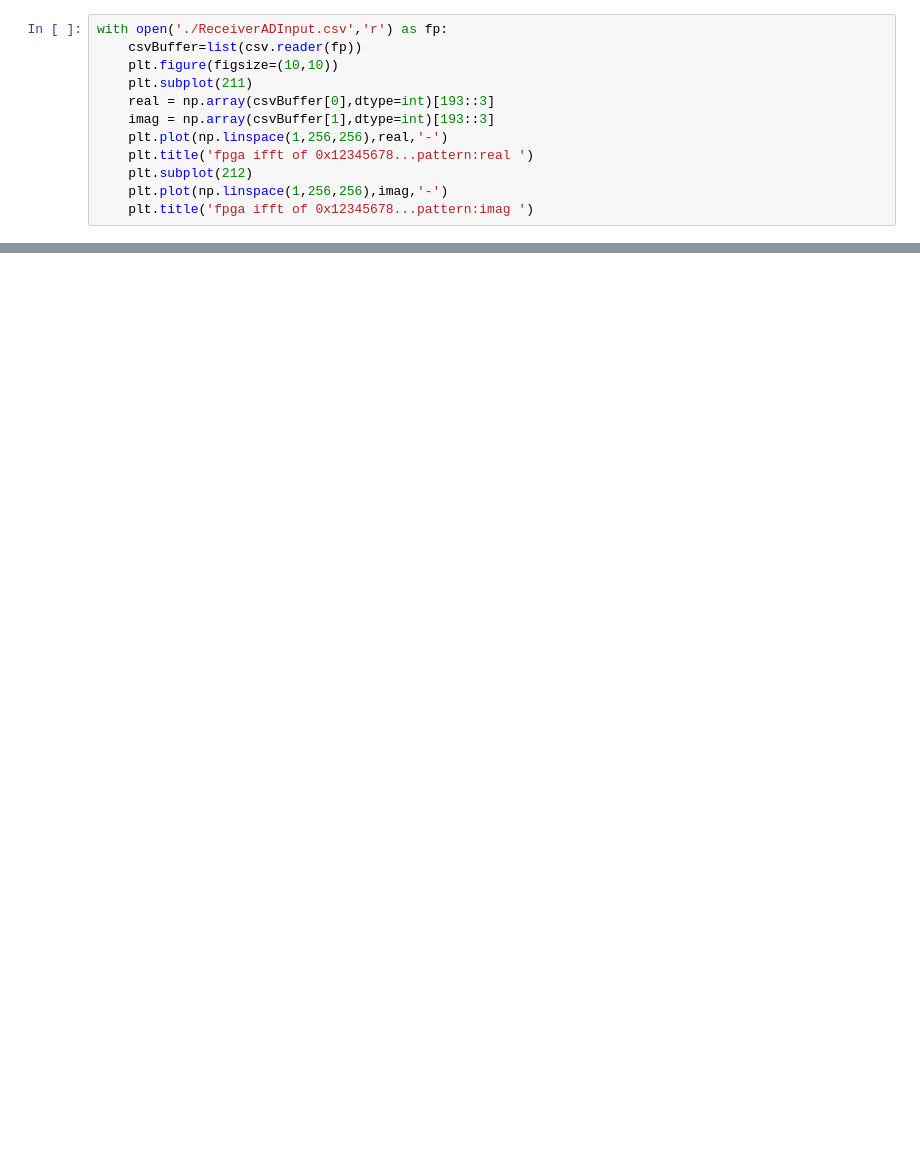
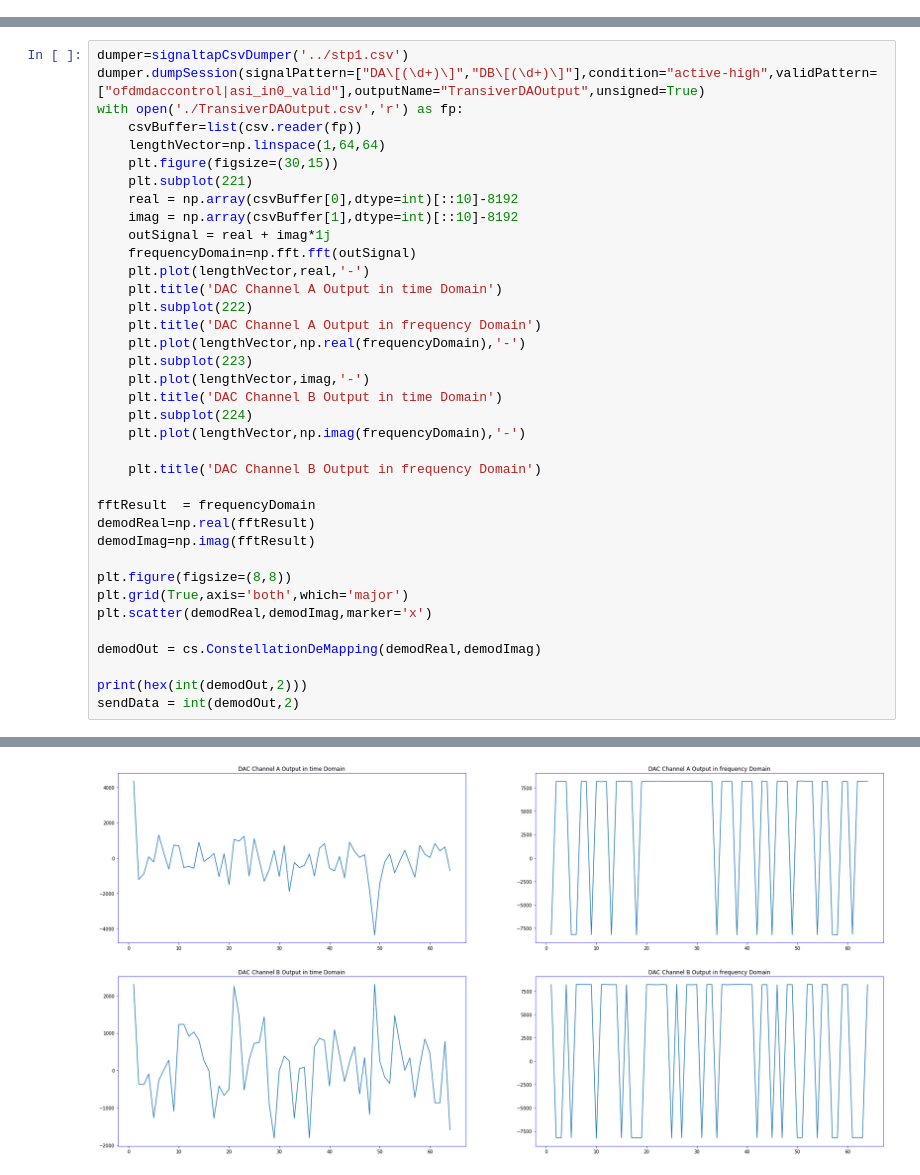
Before and after one commit to CNLHC/DigiC-Transiver, a Jupyter notebook: pyscripts/plotReceiverADInput.ipynb, the cells around one changed output, grey strips where cells are left out. Saved outputs shown, nothing was run; the diff lists cells and outputs as text; blank space fills up the shorter version.

```diff
--- a/pyscripts/plotReceiverADInput.ipynb
+++ b/pyscripts/plotReceiverADInput.ipynb
@@ -8,12 +10,0 @@ import CommonScript as cs
-# %%
-with open('./ReceiverADInput.csv','r') as fp:
-    csvBuffer=list(csv.reader(fp))
-    plt.figure(figsize=(10,10))
-    plt.subplot(211)
-    real = np.array(csvBuffer[0],dtype=int)[193::3]
-    imag = np.array(csvBuffer[1],dtype=int)[193::3]
-    plt.plot(np.linspace(1,256,256),real,'-')
-    plt.title('fpga ifft of 0x12345678...pattern:real ')
-    plt.subplot(212)
-    plt.plot(np.linspace(1,256,256),imag,'-')
-    plt.title('fpga ifft of 0x12345678...pattern:imag ')
@@ -39,0 +11,38 @@ print(hex(int(demodOut,2)))
+# %%
+dumper=signaltapCsvDumper('../stp1.csv')
+dumper.dumpSession(signalPattern=["DA\[(\d+)\]","DB\[(\d+)\]"],condition="active-high",validPattern=["ofdmdaccontrol|asi_in0_valid"],outputName="TransiverDAOutput",unsigned=True)
+with open('./TransiverDAOutput.csv','r') as fp:
+    csvBuffer=list(csv.reader(fp))
+    lengthVector=np.linspace(1,64,64)
+    plt.figure(figsize=(30,15))
+    plt.subplot(221)
+    real = np.array(csvBuffer[0],dtype=int)[::10]-8192
+    imag = np.array(csvBuffer[1],dtype=int)[::10]-8192
+    outSignal = real + imag*1j
+    frequencyDomain=np.fft.fft(outSignal)
+    plt.plot(lengthVector,real,'-')
+    plt.title('DAC Channel A Output in time Domain')
+    plt.subplot(222)
+    plt.title('DAC Channel A Output in frequency Domain')
+    plt.plot(lengthVector,np.real(frequencyDomain),'-')
+    plt.subplot(223)
+    plt.plot(lengthVector,imag,'-')
+    plt.title('DAC Channel B Output in time Domain')
+    plt.subplot(224)
+    plt.plot(lengthVector,np.imag(frequencyDomain),'-')
+
+    plt.title('DAC Channel B Output in frequency Domain')
+
+fftResult  = frequencyDomain
+demodReal=np.real(fftResult)
+demodImag=np.imag(fftResult)
+
+plt.figure(figsize=(8,8))
+plt.grid(True,axis='both',which='major')
+plt.scatter(demodReal,demodImag,marker='x')
+
+demodOut = cs.ConstellationDeMapping(demodReal,demodImag)
+
+print(hex(int(demodOut,2)))
+sendData = int(demodOut,2)
+# %% [output]
@@ -39,0 +50 @@ print(hex(int(demodOut,2)))
+[figure, added]
```
Also changed, not shown: parts of 8 cells of this notebook, 34 other files.
